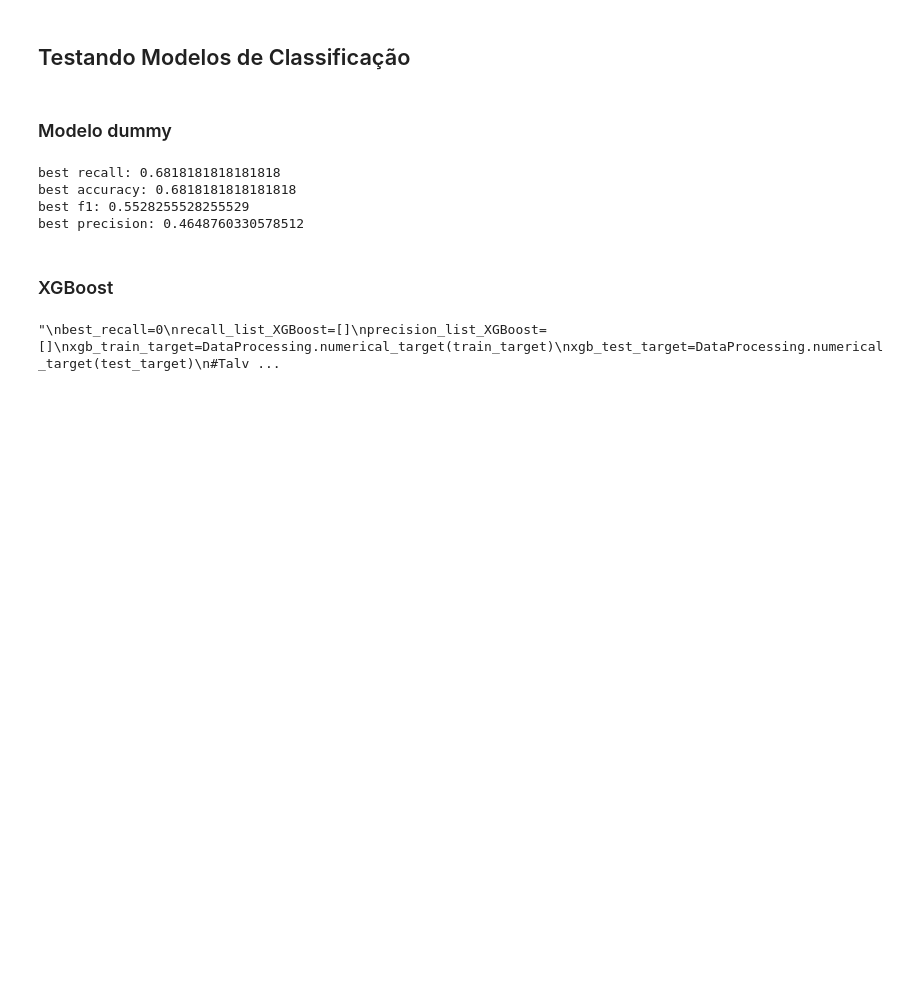
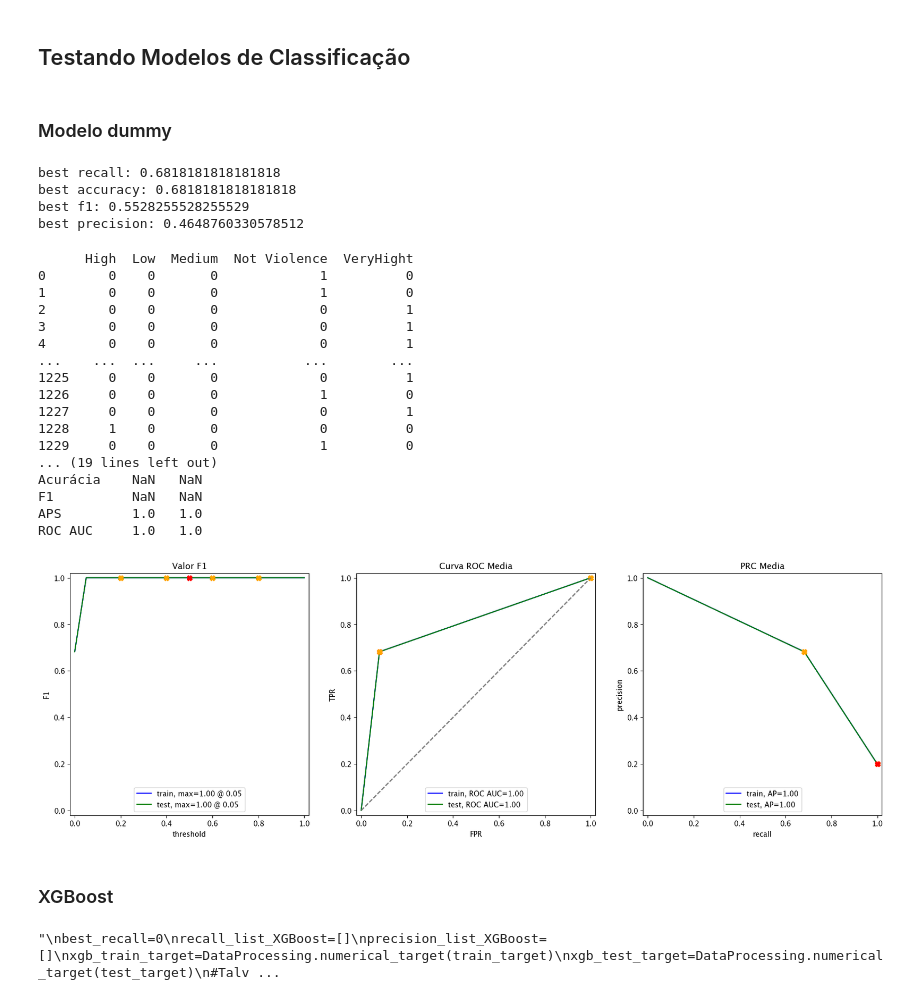
Before and after one commit to ufrrj-labweb/Visage-V1.1., a Jupyter notebook: notebooks/exploratory/Boost_Classifiers.ipynb, the cells around one changed output. Cells and saved outputs as stored; diff of their text form; code cells hidden in the pictures; blank space fills up the shorter version.

```diff
--- a/notebooks/exploratory/Boost_Classifiers.ipynb
+++ b/notebooks/exploratory/Boost_Classifiers.ipynb
@@ -324,6 +320,27 @@ best recall: 0.6818181818181818
 best accuracy: 0.6818181818181818
 best f1: 0.5528255528255529
 best precision: 0.4648760330578512
+# %%
+MetricsProcessing().evaluate_model(model,train_data.toarray(),train_target,test_data.toarray(),test_target)
+# %% [output]
+      High  Low  Medium  Not Violence  VeryHight
+0        0    0       0             1          0
+1        0    0       0             1          0
+2        0    0       0             0          1
+3        0    0       0             0          1
+4        0    0       0             0          1
+...    ...  ...     ...           ...        ...
+1225     0    0       0             0          1
+1226     0    0       0             1          0
+1227     0    0       0             0          1
+1228     1    0       0             0          0
+1229     0    0       0             1          0
+... (19 lines left out)
+Acurácia    NaN   NaN
+F1          NaN   NaN
+APS         1.0   1.0
+ROC AUC     1.0   1.0
+[figure, added]
 # %% [markdown]
 ### XGBoost
 # %%
```
Also changed, not shown: parts of 3 cells of this notebook, 1 other file.
